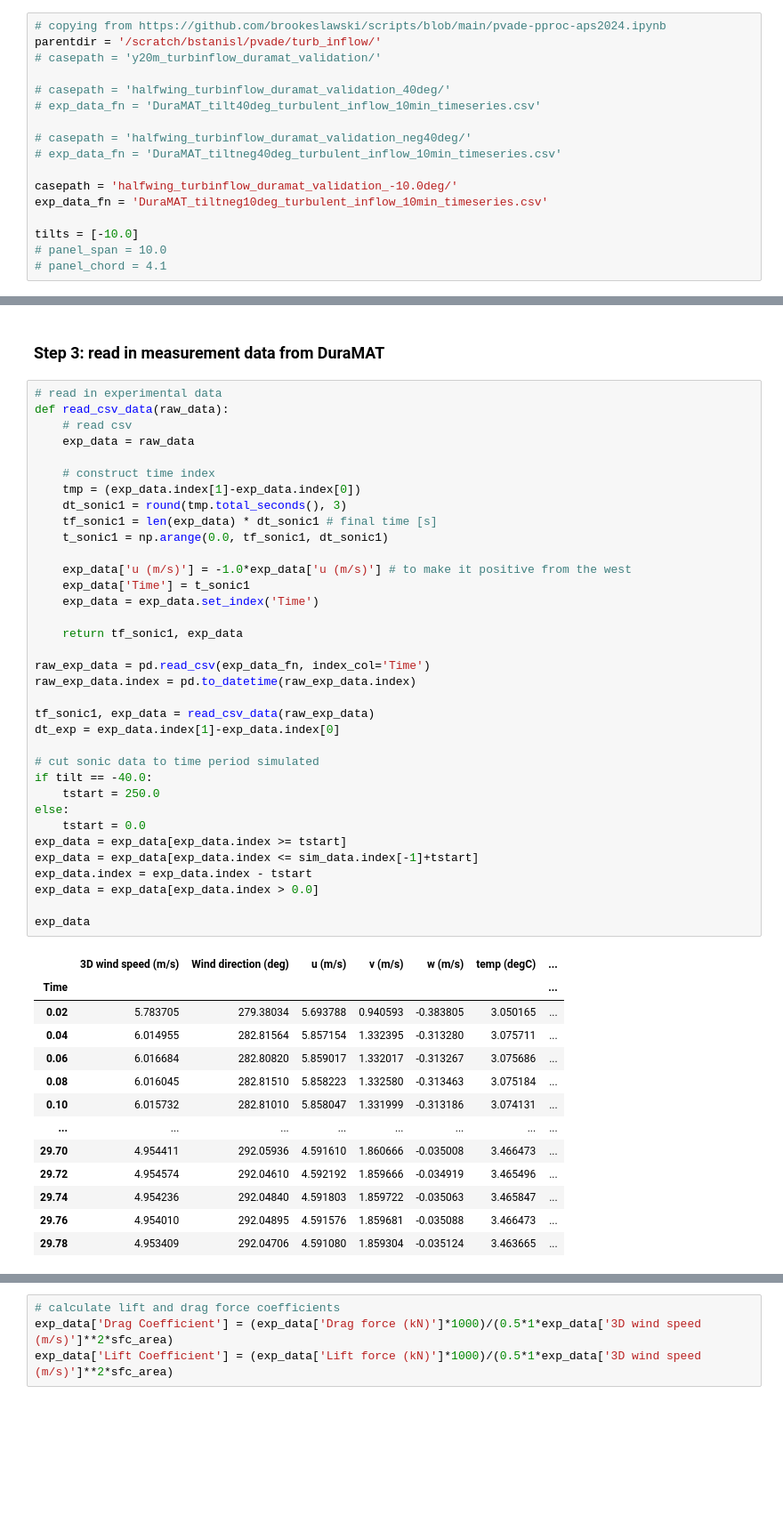
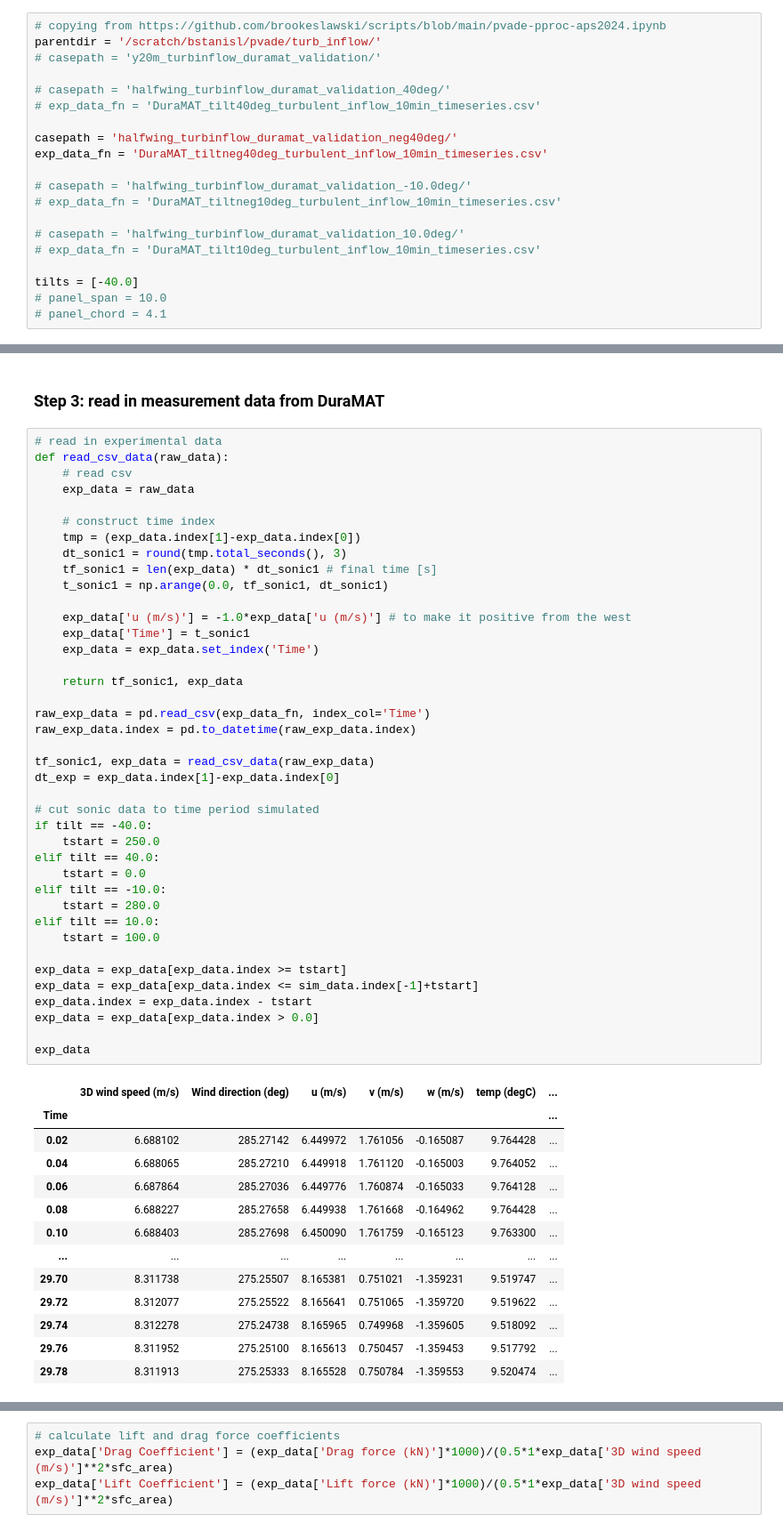
Before and after one commit to brookeslawski/PVade, a Jupyter notebook: postprocessing/loads_validation.ipynb, the cells around one changed output, grey strips where cells are left out. Shown at 89% size. Cells and saved outputs as stored; diff of their text form; blank space fills up the shorter version.

```diff
--- a/postprocessing/loads_validation.ipynb
+++ b/postprocessing/loads_validation.ipynb
@@ -28,13 +28,16 @@ parentdir = '/scratch/bstanisl/pvade/turb_inflow/'
 # casepath = 'halfwing_turbinflow_duramat_validation_40deg/'
 # exp_data_fn = 'DuraMAT_tilt40deg_turbulent_inflow_10min_timeseries.csv'
 
-# casepath = 'halfwing_turbinflow_duramat_validation_neg40deg/'
-# exp_data_fn = 'DuraMAT_tiltneg40deg_turbulent_inflow_10min_timeseries.csv'
+casepath = 'halfwing_turbinflow_duramat_validation_neg40deg/'
+exp_data_fn = 'DuraMAT_tiltneg40deg_turbulent_inflow_10min_timeseries.csv'
 
-casepath = 'halfwing_turbinflow_duramat_validation_-10.0deg/'
-exp_data_fn = 'DuraMAT_tiltneg10deg_turbulent_inflow_10min_timeseries.csv'
+# casepath = 'halfwing_turbinflow_duramat_validation_-10.0deg/'
+# exp_data_fn = 'DuraMAT_tiltneg10deg_turbulent_inflow_10min_timeseries.csv'
 
-tilts = [-10.0]
+# casepath = 'halfwing_turbinflow_duramat_validation_10.0deg/'
+# exp_data_fn = 'DuraMAT_tilt10deg_turbulent_inflow_10min_timeseries.csv'
+
+tilts = [-40.0]
 # panel_span = 10.0
 # panel_chord = 4.1
 # %% [markdown]
@@ -208,45 +211,50 @@ def read_csv_data(raw_data):
     tmp = (exp_data.index[1]-exp_data.index[0])
     dt_sonic1 = round(tmp.total_seconds(), 3)
     tf_sonic1 = len(exp_data) * dt_sonic1 # final time [s]
     t_sonic1 = np.arange(0.0, tf_sonic1, dt_sonic1)
 
     exp_data['u (m/s)'] = -1.0*exp_data['u (m/s)'] # to make it positive from the west
     exp_data['Time'] = t_sonic1
     exp_data = exp_data.set_index('Time')
 
     return tf_sonic1, exp_data
 
 raw_exp_data = pd.read_csv(exp_data_fn, index_col='Time')
 raw_exp_data.index = pd.to_datetime(raw_exp_data.index)
 
 tf_sonic1, exp_data = read_csv_data(raw_exp_data)
 dt_exp = exp_data.index[1]-exp_data.index[0]
 
 # cut sonic data to time period simulated
 if tilt == -40.0:
     tstart = 250.0
-else:
+elif tilt == 40.0:
     tstart = 0.0
+elif tilt == -10.0:
+    tstart = 280.0
+elif tilt == 10.0:
+    tstart = 100.0
+
 exp_data = exp_data[exp_data.index >= tstart]
 exp_data = exp_data[exp_data.index <= sim_data.index[-1]+tstart]
 exp_data.index = exp_data.index - tstart
 exp_data = exp_data[exp_data.index > 0.0]
 
 exp_data
 # %% [output]
 |  | 3D wind speed (m/s) | Wind direction (deg) | u (m/s) | v (m/s) | w (m/s) | temp (degC) | ... |
 | Time |  |  |  |  |  |  | ... |
-| 0.02 | 5.783705 | 279.38034 | 5.693788 | 0.940593 | -0.383805 | 3.050165 | ... |
-| 0.04 | 6.014955 | 282.81564 | 5.857154 | 1.332395 | -0.313280 | 3.075711 | ... |
-| 0.06 | 6.016684 | 282.80820 | 5.859017 | 1.332017 | -0.313267 | 3.075686 | ... |
-| 0.08 | 6.016045 | 282.81510 | 5.858223 | 1.332580 | -0.313463 | 3.075184 | ... |
-| 0.10 | 6.015732 | 282.81010 | 5.858047 | 1.331999 | -0.313186 | 3.074131 | ... |
+| 0.02 | 6.688102 | 285.27142 | 6.449972 | 1.761056 | -0.165087 | 9.764428 | ... |
+| 0.04 | 6.688065 | 285.27210 | 6.449918 | 1.761120 | -0.165003 | 9.764052 | ... |
+| 0.06 | 6.687864 | 285.27036 | 6.449776 | 1.760874 | -0.165033 | 9.764128 | ... |
+| 0.08 | 6.688227 | 285.27658 | 6.449938 | 1.761668 | -0.164962 | 9.764428 | ... |
+| 0.10 | 6.688403 | 285.27698 | 6.450090 | 1.761759 | -0.165123 | 9.763300 | ... |
 | ... | ... | ... | ... | ... | ... | ... | ... |
-| 29.70 | 4.954411 | 292.05936 | 4.591610 | 1.860666 | -0.035008 | 3.466473 | ... |
-| 29.72 | 4.954574 | 292.04610 | 4.592192 | 1.859666 | -0.034919 | 3.465496 | ... |
-| 29.74 | 4.954236 | 292.04840 | 4.591803 | 1.859722 | -0.035063 | 3.465847 | ... |
-| 29.76 | 4.954010 | 292.04895 | 4.591576 | 1.859681 | -0.035088 | 3.466473 | ... |
-| 29.78 | 4.953409 | 292.04706 | 4.591080 | 1.859304 | -0.035124 | 3.463665 | ... |
+| 29.70 | 8.311738 | 275.25507 | 8.165381 | 0.751021 | -1.359231 | 9.519747 | ... |
+| 29.72 | 8.312077 | 275.25522 | 8.165641 | 0.751065 | -1.359720 | 9.519622 | ... |
+| 29.74 | 8.312278 | 275.24738 | 8.165965 | 0.749968 | -1.359605 | 9.518092 | ... |
+| 29.76 | 8.311952 | 275.25100 | 8.165613 | 0.750457 | -1.359453 | 9.517792 | ... |
+| 29.78 | 8.311913 | 275.25333 | 8.165528 | 0.750784 | -1.359553 | 9.520474 | ... |
 1489 rows × 13 columns
 # %%
 # calculate lift and drag force coefficients
```
Also changed, not shown: parts of 20 cells of this notebook, 1 other file.
